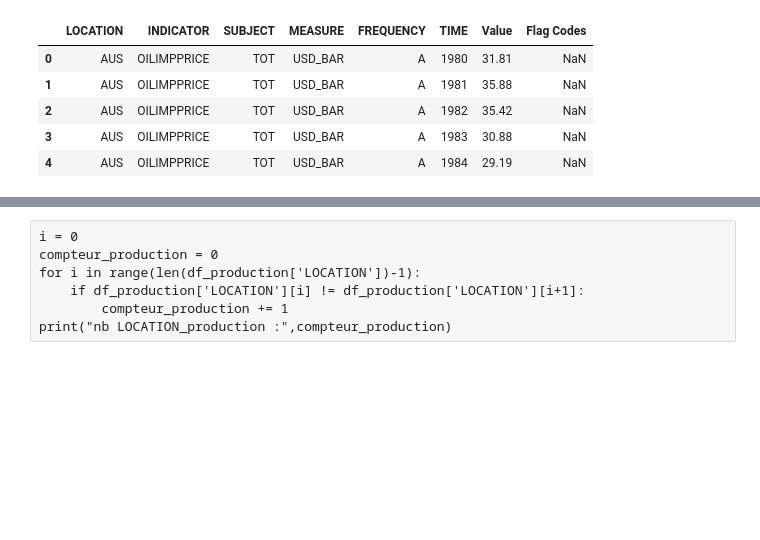
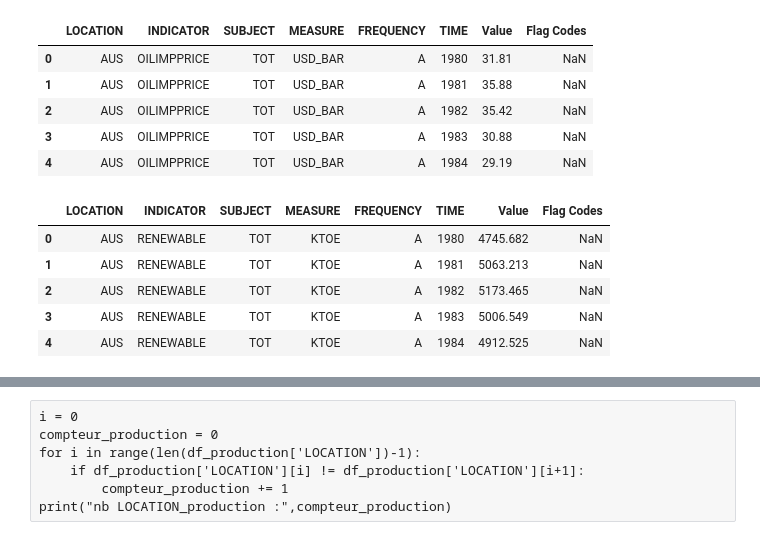
Before and after one commit to morel-hugo/Project-ESTIA, a Jupyter notebook: create_data_csv.ipynb, the cells around one changed output, grey strips where cells are left out. Saved outputs shown, nothing was run; the diff lists cells and outputs as text; code cells hidden in the pictures; blank space fills up the shorter version.

```diff
--- a/create_data_csv.ipynb
+++ b/create_data_csv.ipynb
@@ -83,3 +84,12 @@ df_prix.head()
 df = pd.merge(df, df_prix[['LOCATION', 'Value','TIME']], on=['LOCATION','TIME'],how='left')
 # %%
 df = df.rename(columns={"Value":"Value_prix"})
+# %%
+df_energie_renouvelable.head()
+# %% [output]
+|  | LOCATION | INDICATOR | SUBJECT | MEASURE | FREQUENCY | TIME | Value | Flag Codes |
+| 0 | AUS | RENEWABLE | TOT | KTOE | A | 1980 | 4745.682 | NaN |
+| 1 | AUS | RENEWABLE | TOT | KTOE | A | 1981 | 5063.213 | NaN |
+| 2 | AUS | RENEWABLE | TOT | KTOE | A | 1982 | 5173.465 | NaN |
+| 3 | AUS | RENEWABLE | TOT | KTOE | A | 1983 | 5006.549 | NaN |
+| 4 | AUS | RENEWABLE | TOT | KTOE | A | 1984 | 4912.525 | NaN |
```
Also changed, not shown: parts of 9 cells of this notebook.
